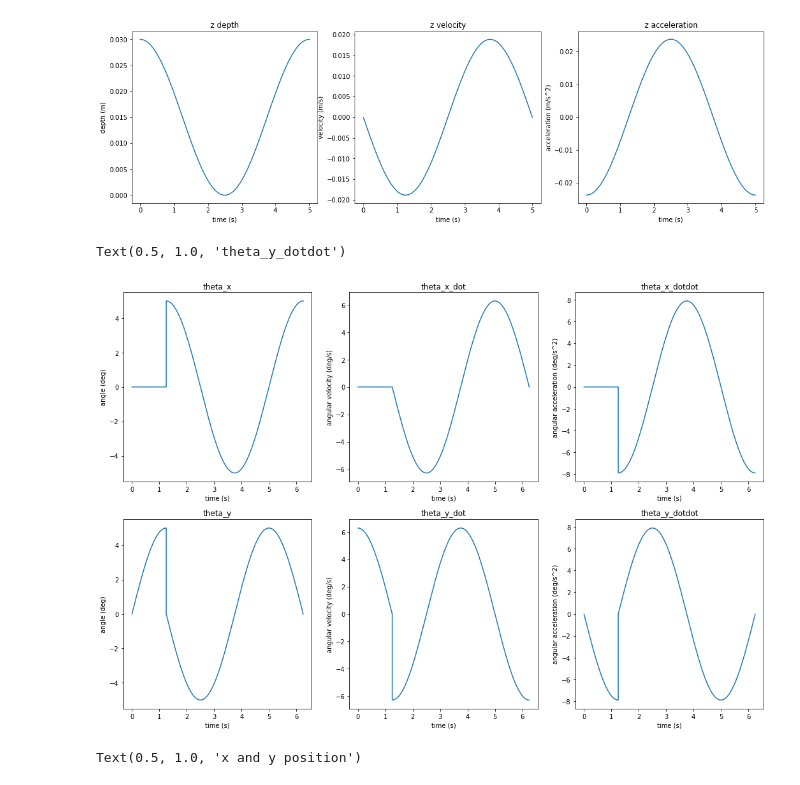
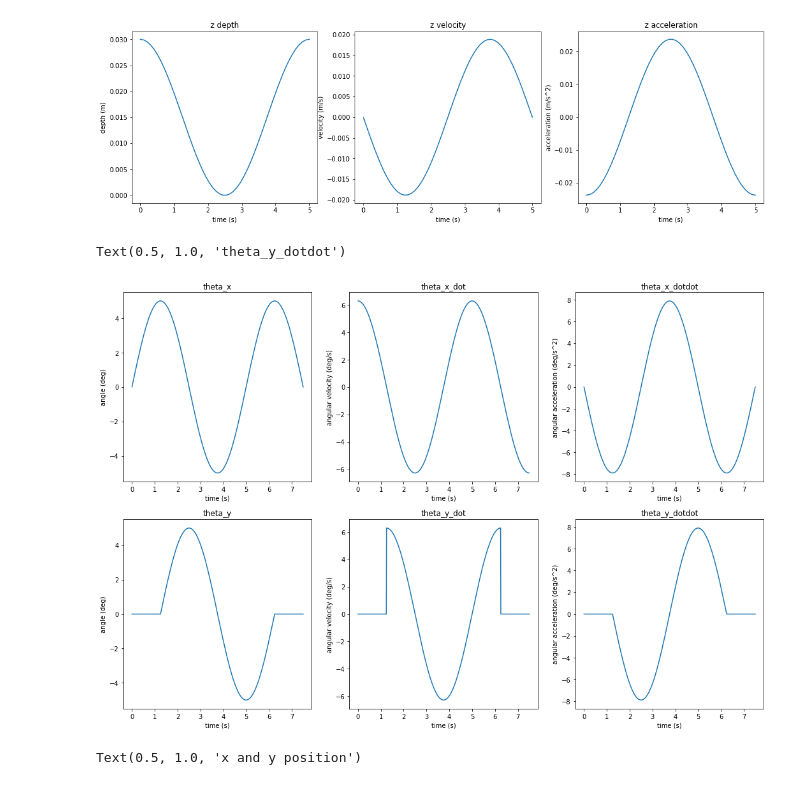
Before and after one commit to zhihuaz0413/fsr_experiments, a Jupyter notebook: test_trajectory/test_traj.ipynb, the cells around one changed output. Cells and saved outputs as stored; diff of their text form; code cells hidden in the pictures.

```diff
--- a/test_trajectory/test_traj.ipynb
+++ b/test_trajectory/test_traj.ipynb
@@ -43,38 +43,25 @@ Text(0.5, 1.0, 'z acceleration')
 # precision
 sample_rate = 100
 
-theta_min = -5 # degrees
-theta_max = 5 # degrees
-amp_theta = theta_max - theta_min
+amp_theta = 5
+period = 5
+period = period * 1.5
+t = np.linspace(0, period, int(sample_rate*period))
+theta_x = amp_theta * np.sin(2*np.pi*frequency*t)
+theta_y = amp_theta * np.sin(2*np.pi*frequency*t - np.pi/2)
+theta_y[0:int(sample_rate*period/6)] = 0
+theta_y[int(sample_rate*period/6*5):int(sample_rate*period)] = 0
 
-period_pre = period * 0.25
-t_pre = np.linspace(0, period_pre, int(sample_rate*period_pre))
-theta_y_pre = amp_theta/2 * np.sin(2*np.pi*frequency*t_pre)
-theta_x_pre = np.zeros_like(t_pre)
+theta_x_dot = amp_theta * 2*np.pi*frequency * np.cos(2*np.pi*frequency*t)
+theta_y_dot = amp_theta * 2*np.pi*frequency * np.cos(2*np.pi*frequency*t - np.pi/2)
+theta_y_dot[0:int(sample_rate*period/6)] = 0
+theta_y_dot[int(sample_rate*period/6*5):int(sample_rate*period)] = 0
 
+theta_x_dotdot = -amp_theta * (2*np.pi*frequency)**2 * np.sin(2*np.pi*frequency*t)
+theta_y_dotdot = -amp_theta * (2*np.pi*frequency)**2 * np.sin(2*np.pi*frequency*t - np.pi/2)
+theta_y_dotdot[0:int(sample_rate*period/6)] = 0
+theta_y_dotdot[int(sample_rate*period/6*5):int(sample_rate*period)] = 0
 
-t = np.linspace(period_pre, period_pre + period, sample_rate*period)
-theta_x = amp_theta/2 * np.sin(2*np.pi*frequency*t)
-theta_y = amp_theta/2 * np.cos(2*np.pi*frequency*t)
-
-theta_y_dot_pre = amp_theta/2 * 2*np.pi*frequency * np.cos(2*np.pi*frequency*t_pre)
-theta_x_dot_pre = np.zeros_like(t_pre)
-theta_y_dotdot_pre = -amp_theta/2 * (2*np.pi*frequency)**2 * np.sin(2*np.pi*frequency*t_pre)
-theta_x_dotdot_pre = np.zeros_like(t_pre)
-
-theta_x_dot = amp_theta/2 * 2*np.pi*frequency * np.cos(2*np.pi*frequency*t)
-theta_y_dot = -amp_theta/2 * 2*np.pi*frequency * np.sin(2*np.pi*frequency*t)
-
-theta_x_dotdot = -amp_theta/2 * (2*np.pi*frequency)**2 * np.sin(2*np.pi*frequency*t)
-theta_y_dotdot = -amp_theta/2 * (2*np.pi*frequency)**2 * np.cos(2*np.pi*frequency*t)
-
-t = np.concatenate((t_pre, t))
-theta_x = np.concatenate((theta_x_pre, theta_x))
-theta_y = np.concatenate((theta_y_pre, theta_y))
-theta_x_dot = np.concatenate((theta_x_dot_pre, theta_x_dot))
-theta_y_dot = np.concatenate((theta_y_dot_pre, theta_y_dot))
-theta_x_dotdot = np.concatenate((theta_x_dotdot_pre, theta_x_dotdot))
-theta_y_dotdot = np.concatenate((theta_y_dotdot_pre, theta_y_dotdot))
 
 fig, axs = plt.subplots(2, 3, figsize=(18, 12))
 
@@ -83,34 +70,34 @@ axs[0, 0].set_xlabel('time (s)')
 axs[0, 0].set_ylabel('angle (deg)')
 axs[0, 0].set_title('theta_x')
 
 axs[0, 1].plot(t, theta_x_dot, label='theta_x_dot')
 axs[0, 1].set_xlabel('time (s)')
 axs[0, 1].set_ylabel('angular velocity (deg/s)')
 axs[0, 1].set_title('theta_x_dot')
 
 
 axs[0, 2].plot(t, theta_x_dotdot, label='theta_x_dotdot')
 axs[0, 2].set_xlabel('time (s)')
 axs[0, 2].set_ylabel('angular acceleration (deg/s^2)')
 axs[0, 2].set_title('theta_x_dotdot')
 
 axs[1, 0].plot(t, theta_y, label='theta_y')
 axs[1, 0].set_xlabel('time (s)')
 axs[1, 0].set_ylabel('angle (deg)')
 axs[1, 0].set_title('theta_y')
 
 axs[1, 1].plot(t, theta_y_dot, label='theta_y_dot')
 axs[1, 1].set_xlabel('time (s)')
 axs[1, 1].set_ylabel('angular velocity (deg/s)')
 axs[1, 1].set_title('theta_y_dot')
 
 axs[1, 2].plot(t, theta_y_dotdot, label='theta_y_dotdot')
 axs[1, 2].set_xlabel('time (s)')
 axs[1, 2].set_ylabel('angular acceleration (deg/s^2)')
 axs[1, 2].set_title('theta_y_dotdot')
 # %% [output]
 Text(0.5, 1.0, 'theta_y_dotdot')
-[figure, old version]
+[figure, new version]
 # %%
 period = period * 1.5
 t = np.linspace(0, period, int(sample_rate*period))
```
